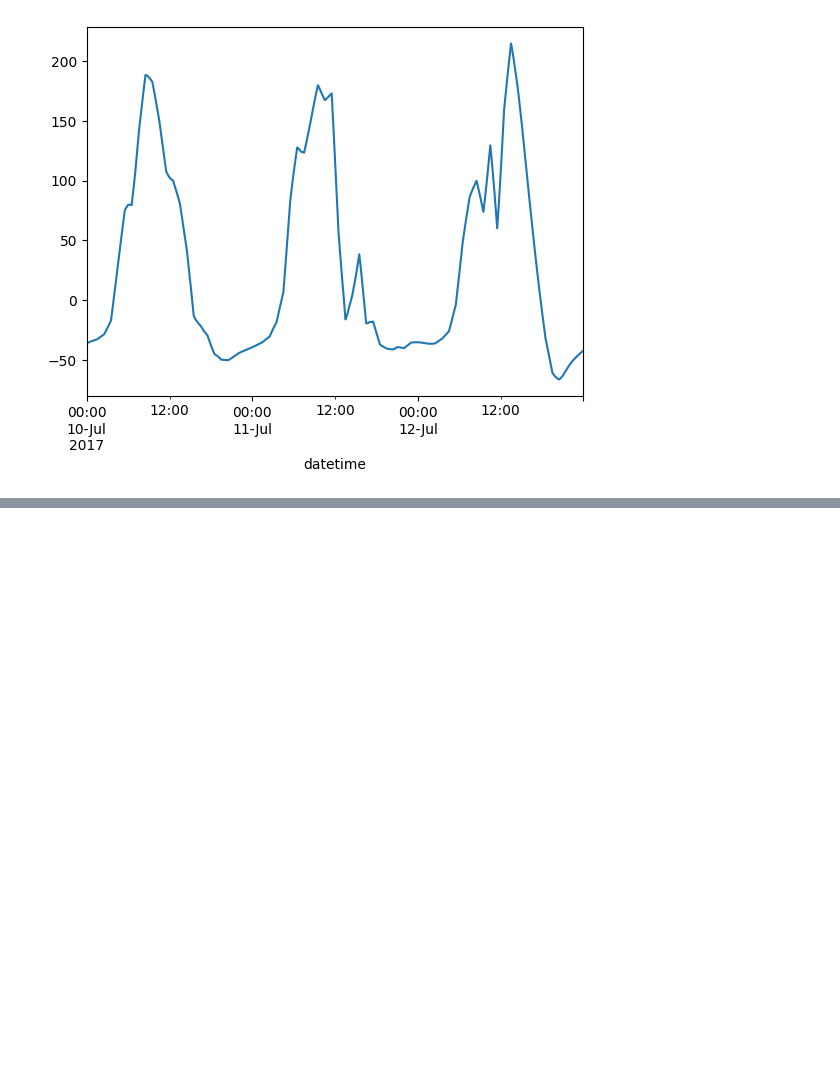
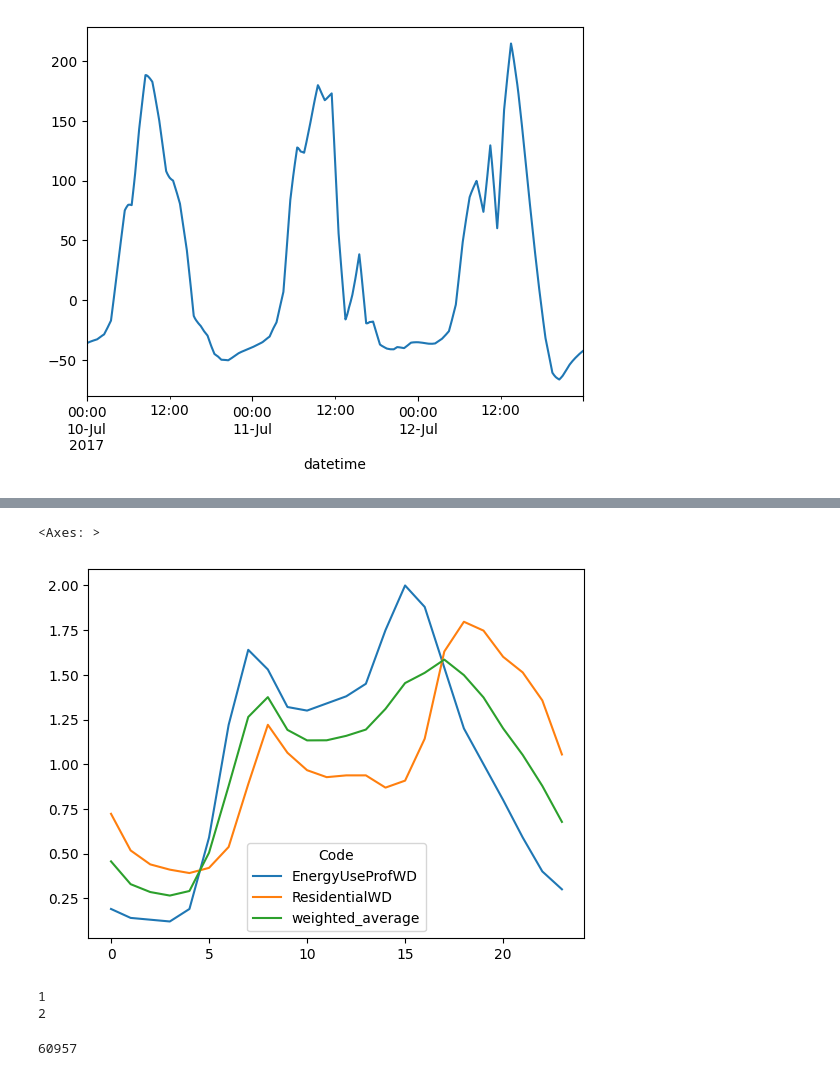
Before and after one commit to gusbacos/suews_prepare_database, a Jupyter notebook: test_database_save.ipynb, the cells around one changed output, grey strips where cells are left out. Cells and saved outputs as stored; diff of their text form; code cells hidden in the pictures; blank space fills up the shorter version.

```diff
--- a/test_database_save.ipynb
+++ b/test_database_save.ipynb
@@ -640,0 +644,4 @@ i = list(rawdata.index)[0]
+# %%
+df = pd.read_csv('C:/temp/SUEWS_Profiles._tttxt.txt', sep = '\t', index_col= 'Code', engine = 'python', usecols=lambda x: x != 'Unnamed: 25')
+df = df.div(df.mean(axis=1), axis=0)
+df
@@ -640,0 +664,14 @@ i = list(rawdata.index)[0]
+# %%
+# Define the weights for EnergyUseProfWE and IndustryWE
+en_prof = 'EnergyUseProfWD'
+activity_prof = 'ResidentialWD'
+
+weights = {en_prof: 0.5, activity_prof: 0.5}
+# Calculate the weighted average
+
+df.loc['weighted_average'] = df.loc[[en_prof, activity_prof]].T.dot(pd.Series(weights))
+
+df.loc[[en_prof,activity_prof, 'weighted_average']].T.plot()
+# %% [output]
+<Axes: >
+[figure, added]
@@ -640,0 +685,11 @@ i = list(rawdata.index)[0]
+# %%
+for a, b in zip([1],[2]):
+    print(a)
+    print(b)
+# %% [output]
+1
+2
+# %%
+db_dict['Profiles'].loc[db_dict['Profiles']['nameOrigin'] == 'Human Activity, Weekend, Helsinki, Finland'].index.item()
+# %% [output]
+60957
```
Also changed, not shown: parts of 3 cells of this notebook, 3 other files.
